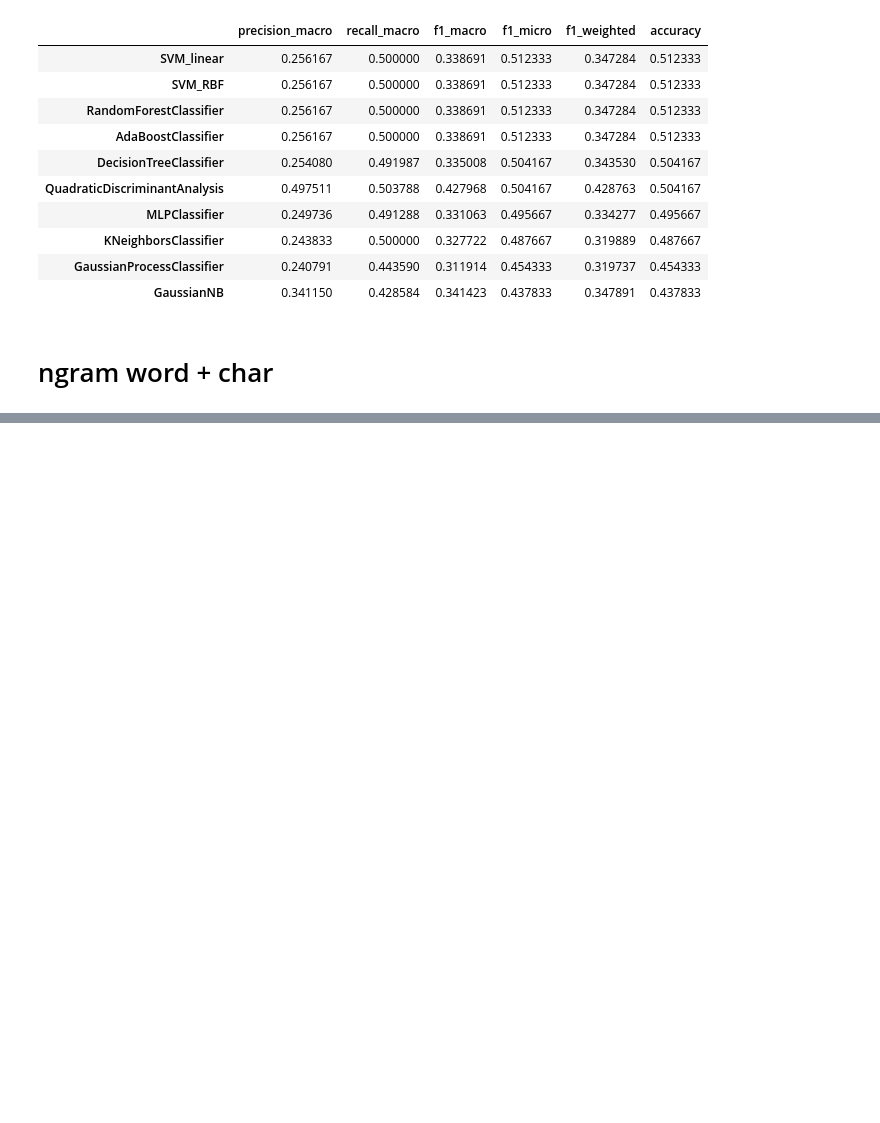
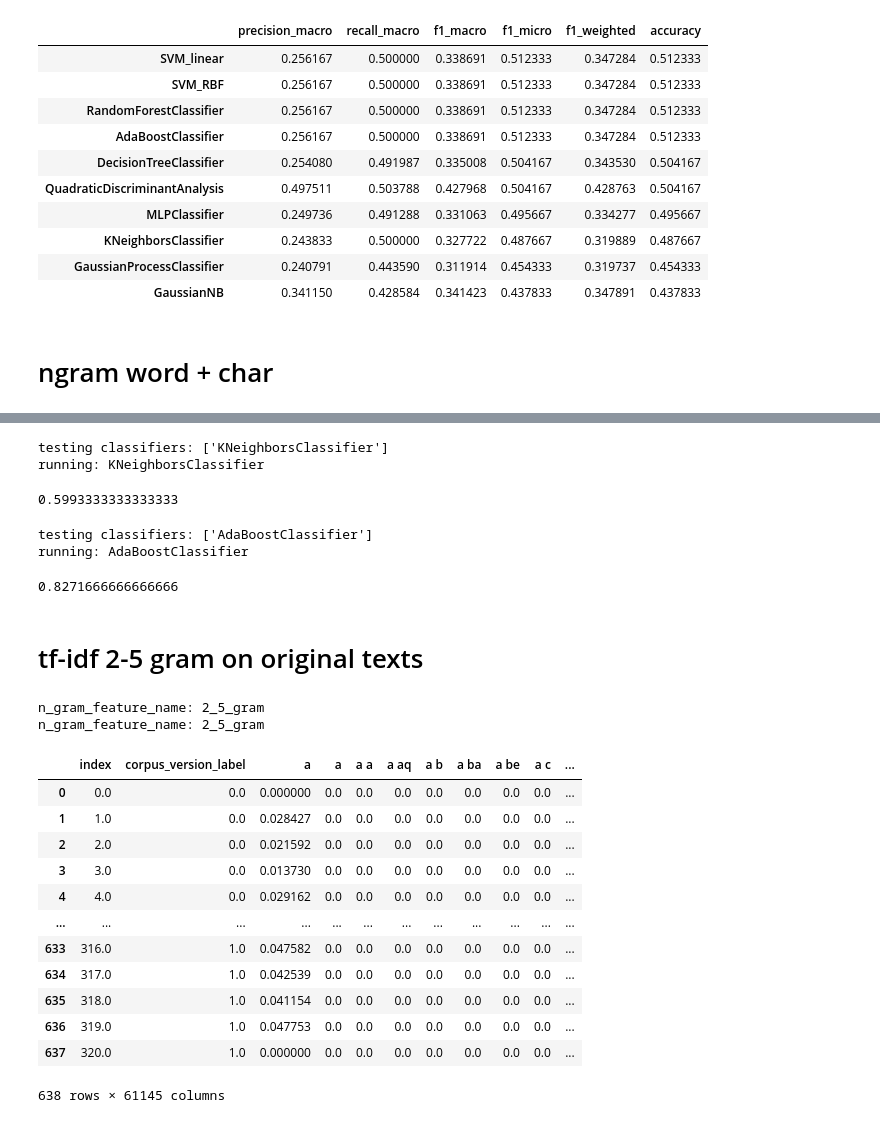
Before and after one commit to sashaaKr/thesis, a Jupyter notebook: notebooks/preparation for 10.7 - model improvments.ipynb, the cells around one changed output, grey strips where cells are left out. Cells and saved outputs as stored; diff of their text form; code cells hidden in the pictures; blank space fills up the shorter version.

```diff
--- a/notebooks/preparation for 10.7 - model improvments.ipynb
+++ b/notebooks/preparation for 10.7 - model improvments.ipynb
@@ -622,0 +760,2 @@ combined_results.sort_values(by=['accuracy'], ascending=False)
+# %%
+GaussianNB_grid_search_cv_result = thesisModelFeatures.run_grid_search_cv(features_tfidf_2_5_gram_cosine_similarity_long_p_df, ['GaussianNB'])
@@ -622,0 +769,48 @@ combined_results.sort_values(by=['accuracy'], ascending=False)
+# %%
+KNeighborsClassifier_grid_search_cv_result = thesisModelFeatures.run_grid_search_cv(features_tfidf_2_5_gram_cosine_similarity_long_p_df, ['KNeighborsClassifier'])
+# %% [output]
+testing classifiers: ['KNeighborsClassifier']
+running: KNeighborsClassifier
+# %%
+KNeighborsClassifier_grid_search_cv_result[1][0].best_score_
+# %% [output]
+0.5993333333333333
+# %%
+AdaBoostClassifier_grid_search_cv_result = thesisModelFeatures.run_grid_search_cv(features_tfidf_2_5_gram_cosine_similarity_long_p_df, ['AdaBoostClassifier'])
+# %% [output]
+testing classifiers: ['AdaBoostClassifier']
+running: AdaBoostClassifier
+# %%
+AdaBoostClassifier_grid_search_cv_result[1][0].best_score_
+# %% [output]
+0.8271666666666666
+# %% [markdown]
+# tf-idf 2-5 gram on original texts
+# %%
+features_tfidf_2_5_gram_cosine_similarity_original_df = thesisModelFeatures.create_features_df(
+    thesisDataReader.get_london_by_new_line_without_words_processing(),
+    thesisDataReader.get_zwickau_by_new_line_without_words_processing(),
+    None,
+    n_gram = (2,5),
+    features = { 'tfidf', 'inner_mean_cosine_similarity_score' }
+#     burchard_version_with_original_london_text
+)
+# %% [output]
+n_gram_feature_name: 2_5_gram
+n_gram_feature_name: 2_5_gram
+# %%
+features_tfidf_2_5_gram_cosine_similarity_original_df
+# %% [output]
+|  | index | corpus_version_label | a | a | a a | a aq | a b | a ba | a be | a c | ... |
+| 0 | 0.0 | 0.0 | 0.000000 | 0.0 | 0.0 | 0.0 | 0.0 | 0.0 | 0.0 | 0.0 | ... |
+| 1 | 1.0 | 0.0 | 0.028427 | 0.0 | 0.0 | 0.0 | 0.0 | 0.0 | 0.0 | 0.0 | ... |
+| 2 | 2.0 | 0.0 | 0.021592 | 0.0 | 0.0 | 0.0 | 0.0 | 0.0 | 0.0 | 0.0 | ... |
+| 3 | 3.0 | 0.0 | 0.013730 | 0.0 | 0.0 | 0.0 | 0.0 | 0.0 | 0.0 | 0.0 | ... |
+| 4 | 4.0 | 0.0 | 0.029162 | 0.0 | 0.0 | 0.0 | 0.0 | 0.0 | 0.0 | 0.0 | ... |
+| ... | ... | ... | ... | ... | ... | ... | ... | ... | ... | ... | ... |
+| 633 | 316.0 | 1.0 | 0.047582 | 0.0 | 0.0 | 0.0 | 0.0 | 0.0 | 0.0 | 0.0 | ... |
+| 634 | 317.0 | 1.0 | 0.042539 | 0.0 | 0.0 | 0.0 | 0.0 | 0.0 | 0.0 | 0.0 | ... |
+| 635 | 318.0 | 1.0 | 0.041154 | 0.0 | 0.0 | 0.0 | 0.0 | 0.0 | 0.0 | 0.0 | ... |
+| 636 | 319.0 | 1.0 | 0.047753 | 0.0 | 0.0 | 0.0 | 0.0 | 0.0 | 0.0 | 0.0 | ... |
+| 637 | 320.0 | 1.0 | 0.000000 | 0.0 | 0.0 | 0.0 | 0.0 | 0.0 | 0.0 | 0.0 | ... |
+638 rows × 61145 columns
```
Also changed, not shown: parts of 64 cells of this notebook, 2 other files.
